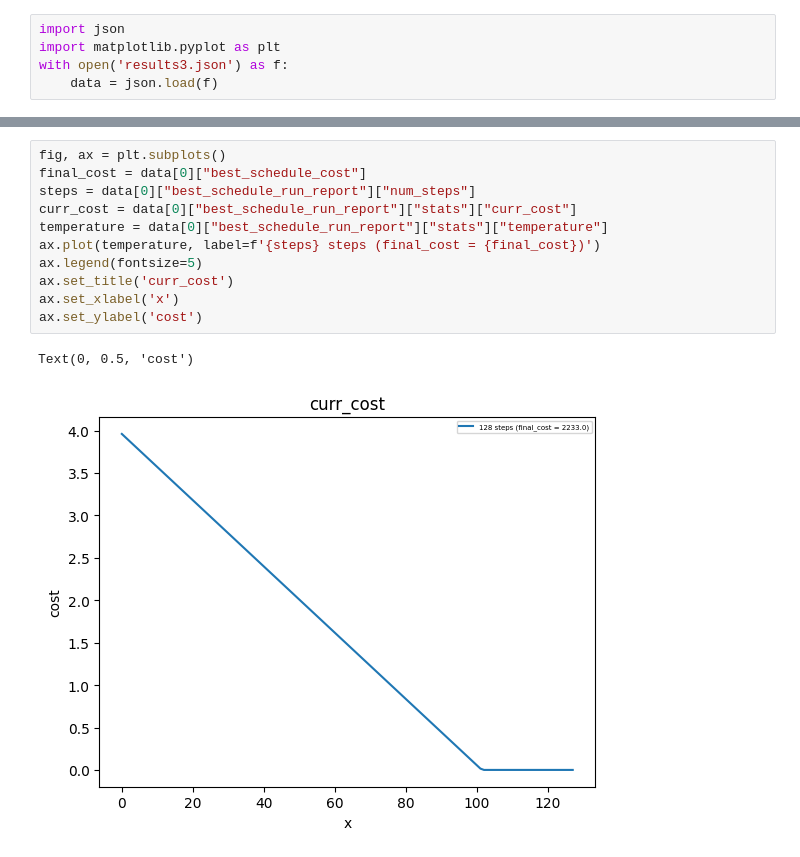
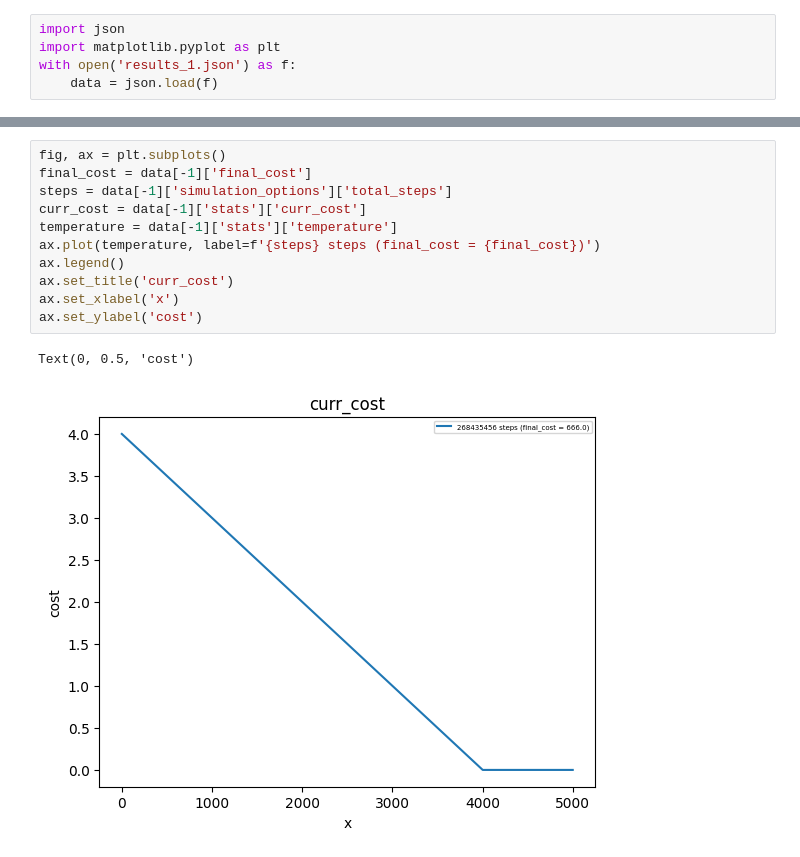
Before and after one commit to skrobchik/calenda-rs, a Jupyter notebook: new_analysis.ipynb, the cells around one changed output, grey strips where cells are left out. Saved outputs shown, nothing was run; the diff lists cells and outputs as text.

```diff
--- a/new_analysis.ipynb
+++ b/new_analysis.ipynb
@@ -1,7 +1,7 @@
 # %%
 import json
 import matplotlib.pyplot as plt
-with open('results3.json') as f:
+with open('results_1.json') as f:
     data = json.load(f)
 # %%
 len(data)
@@ -38,14 +41,14 @@ Text(0.5, 1.0, 'Simulation steps vs Final Cost')
 # %%
 fig, ax = plt.subplots()
-final_cost = data[0]["best_schedule_cost"]
-steps = data[0]["best_schedule_run_report"]["num_steps"]
-curr_cost = data[0]["best_schedule_run_report"]["stats"]["curr_cost"]
-temperature = data[0]["best_schedule_run_report"]["stats"]["temperature"]
+final_cost = data[-1]['final_cost']
+steps = data[-1]['simulation_options']['total_steps']
+curr_cost = data[-1]['stats']['curr_cost']
+temperature = data[-1]['stats']['temperature']
 ax.plot(temperature, label=f'{steps} steps (final_cost = {final_cost})')
-ax.legend(fontsize=5)
+ax.legend()
 ax.set_title('curr_cost')
 ax.set_xlabel('x')
 ax.set_ylabel('cost')
 # %% [output]
 Text(0, 0.5, 'cost')
-[figure, old version]
+[figure, new version]
```
Also changed, not shown: parts of 5 cells of this notebook, 1 other file.
